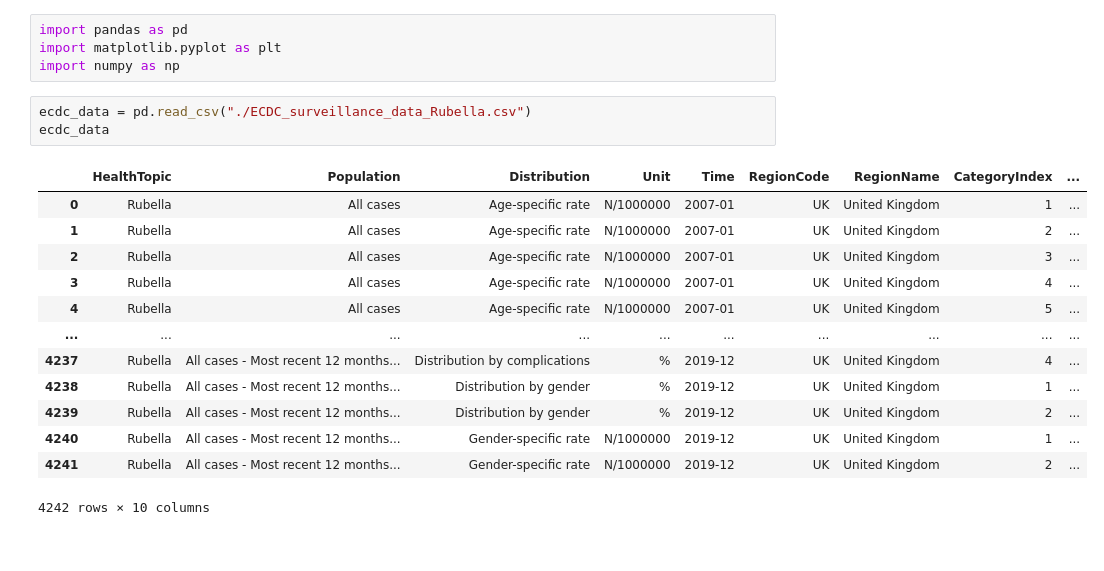
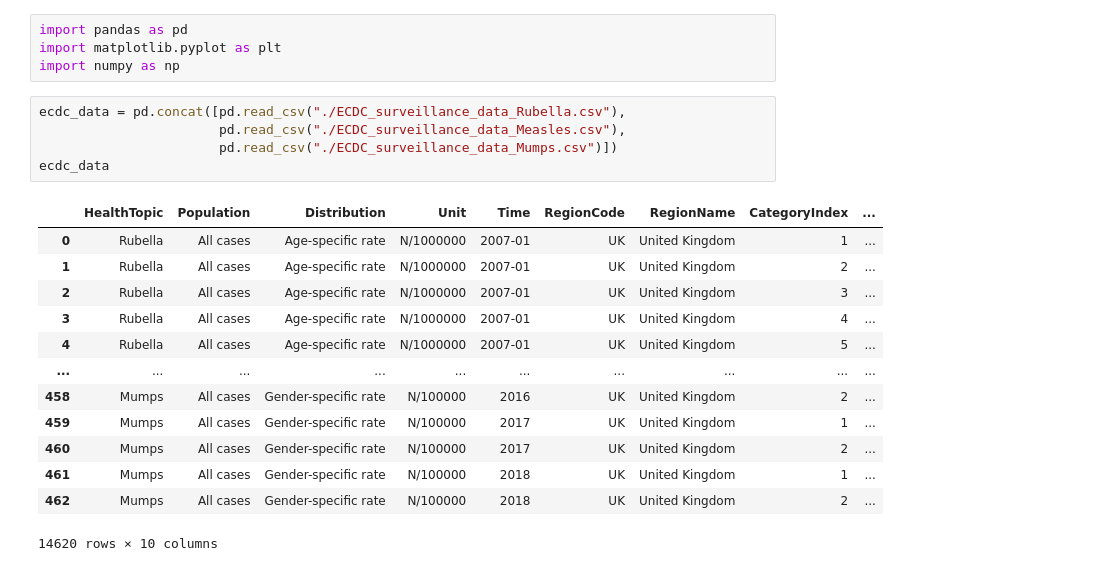
Before and after one commit to dhelekal/EpiRSG2020, a Jupyter notebook: data_nb/ECDCdata.ipynb, the cells around one changed output. Saved outputs shown, nothing was run; the diff lists cells and outputs as text.

```diff
--- a/data_nb/ECDCdata.ipynb
+++ b/data_nb/ECDCdata.ipynb
@@ -3,20 +3,22 @@ import pandas as pd
 import matplotlib.pyplot as plt
 import numpy as np
 # %%
-ecdc_data = pd.read_csv("./ECDC_surveillance_data_Rubella.csv")
+ecdc_data = pd.concat([pd.read_csv("./ECDC_surveillance_data_Rubella.csv"),
+                       pd.read_csv("./ECDC_surveillance_data_Measles.csv"),
+                       pd.read_csv("./ECDC_surveillance_data_Mumps.csv")])
 ecdc_data
 # %% [output]
 |  | HealthTopic | Population | Distribution | Unit | Time | RegionCode | RegionName | CategoryIndex | ... |
 | 0 | Rubella | All cases | Age-specific rate | N/1000000 | 2007-01 | UK | United Kingdom | 1 | ... |
 | 1 | Rubella | All cases | Age-specific rate | N/1000000 | 2007-01 | UK | United Kingdom | 2 | ... |
 | 2 | Rubella | All cases | Age-specific rate | N/1000000 | 2007-01 | UK | United Kingdom | 3 | ... |
 | 3 | Rubella | All cases | Age-specific rate | N/1000000 | 2007-01 | UK | United Kingdom | 4 | ... |
 | 4 | Rubella | All cases | Age-specific rate | N/1000000 | 2007-01 | UK | United Kingdom | 5 | ... |
 | ... | ... | ... | ... | ... | ... | ... | ... | ... | ... |
-| 4237 | Rubella | All cases - Most recent 12 months... | Distribution by complications | % | 2019-12 | UK | United Kingdom | 4 | ... |
-| 4238 | Rubella | All cases - Most recent 12 months... | Distribution by gender | % | 2019-12 | UK | United Kingdom | 1 | ... |
-| 4239 | Rubella | All cases - Most recent 12 months... | Distribution by gender | % | 2019-12 | UK | United Kingdom | 2 | ... |
-| 4240 | Rubella | All cases - Most recent 12 months... | Gender-specific rate | N/1000000 | 2019-12 | UK | United Kingdom | 1 | ... |
-| 4241 | Rubella | All cases - Most recent 12 months... | Gender-specific rate | N/1000000 | 2019-12 | UK | United Kingdom | 2 | ... |
+| 458 | Mumps | All cases | Gender-specific rate | N/100000 | 2016 | UK | United Kingdom | 2 | ... |
+| 459 | Mumps | All cases | Gender-specific rate | N/100000 | 2017 | UK | United Kingdom | 1 | ... |
+| 460 | Mumps | All cases | Gender-specific rate | N/100000 | 2017 | UK | United Kingdom | 2 | ... |
+| 461 | Mumps | All cases | Gender-specific rate | N/100000 | 2018 | UK | United Kingdom | 1 | ... |
+| 462 | Mumps | All cases | Gender-specific rate | N/100000 | 2018 | UK | United Kingdom | 2 | ... |
-4242 rows × 10 columns
+14620 rows × 10 columns
 # %%
```
Also changed, not shown: parts of 5 cells of this notebook, 6 other files.
